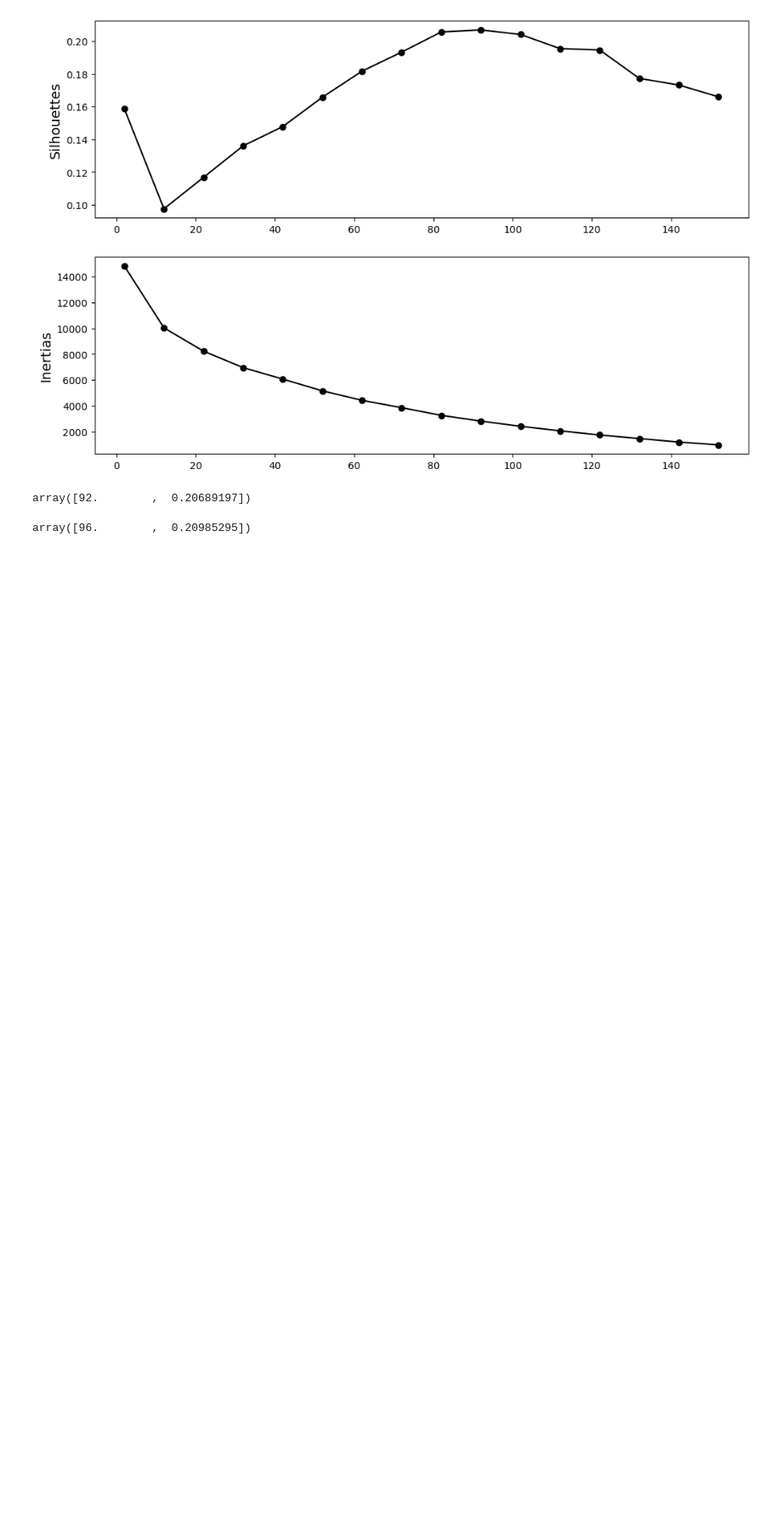
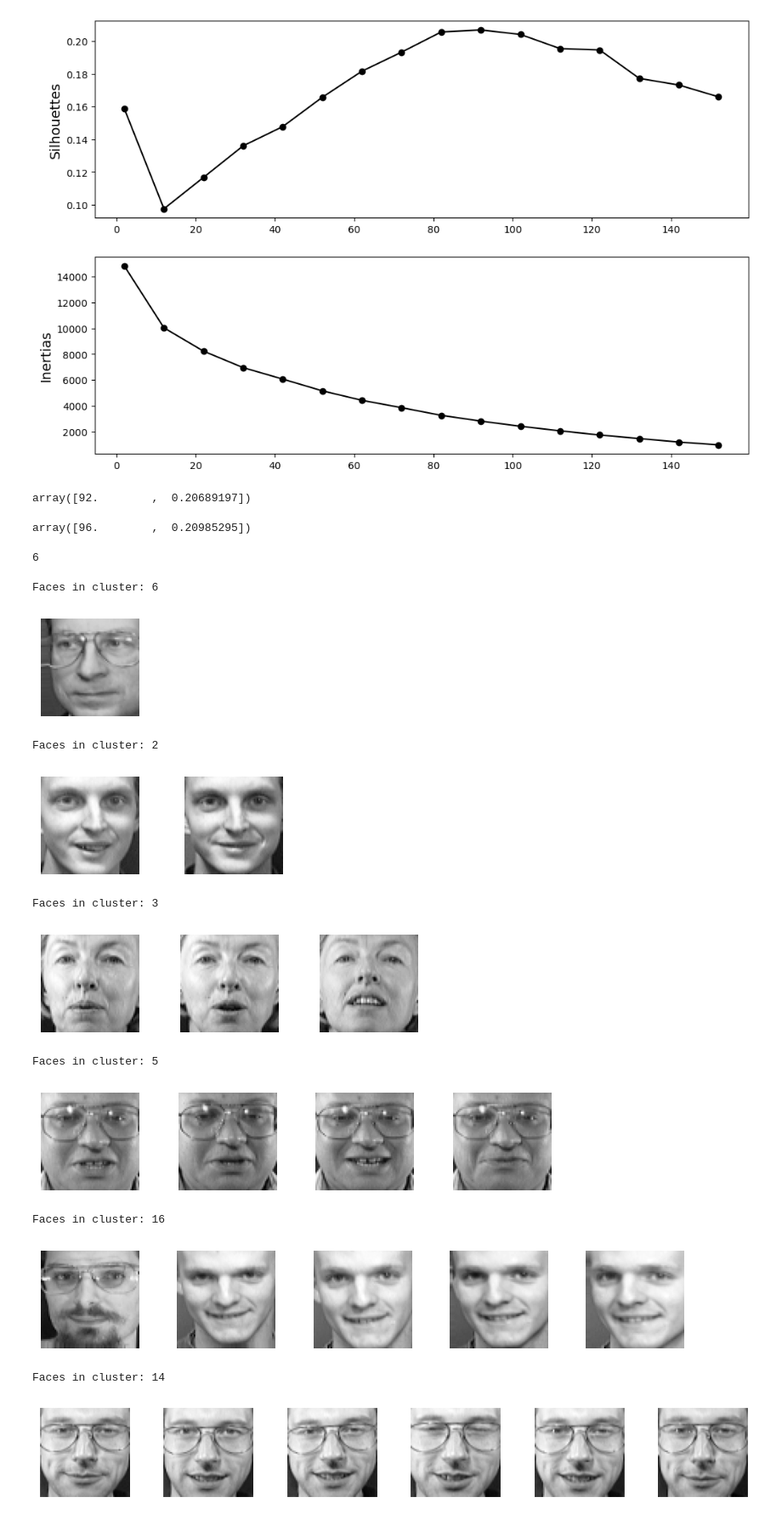
Before and after one commit to OrtizNicola/Faces-Unsupervised-Analysis, a Jupyter notebook: analysis.ipynb, the cells around one changed output. Shown: that part at 85% size. Drawn from its saved outputs; the diff is of its cells as text; code cells hidden in the pictures; blank space fills up the shorter version.

Commit message:
add function to plot faces by cluster

```diff
--- a/analysis.ipynb
+++ b/analysis.ipynb
@@ -164,4 +164,42 @@ silhouettes[bestIndex]
 # %% [output]
 array([96.        ,  0.20985295])
 # %%
-# usaremos k = 96 para el clustering
+# use k = 96 for the kmeans
+kmeans = modelsByK[bestIndex][1]
+# %%
+# the biggest cluster has 6 images
+labels = kmeans.labels_
+imgsPerCluster = {i: len(labels[labels == i])
+                  for i in range(labels.max() + 1)}
+max(imgsPerCluster.values())
+# %% [output]
+6
+# %%
+def plotFacesInCluster(clusterIdx):
+    facesInCluster = Xtrain[kmeans.labels_ == clusterIdx]
+    facesInCluster = facesInCluster.reshape(-1, 64, 64) # 64x64 images
+    nfaces = facesInCluster.shape[0]
+    plt.figure(figsize=(nfaces * 2, 1.5))
+    for imageId in range(nfaces):
+        plt.subplot(1, nfaces, imageId + 1)
+        plt.imshow(facesInCluster[imageId], cmap="binary_r")
+        plt.axis("off")
+    plt.show()
+# %%
+clustersToPlot = [6, 2, 3, 5, 16, 14]
+for cluster in clustersToPlot:
+    print(f"Faces in cluster: {cluster}")
+    plotFacesInCluster(cluster)
+# %% [output]
+Faces in cluster: 6
+[figure, added]
+Faces in cluster: 2
+[figure, added]
+Faces in cluster: 3
+[figure, added]
+Faces in cluster: 5
+[figure, added]
+Faces in cluster: 16
+[figure, added]
+Faces in cluster: 14
+[figure, added]
```
Also changed, not shown: parts of 1 cell of this notebook.
